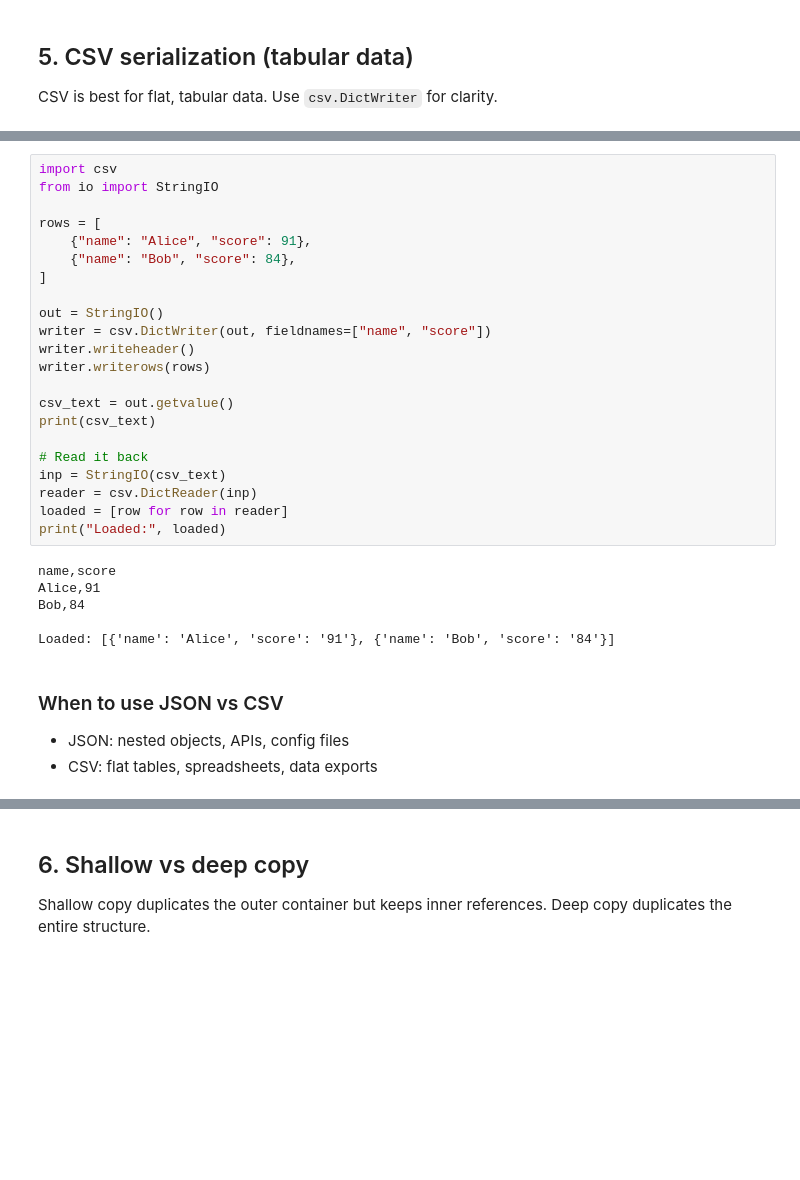
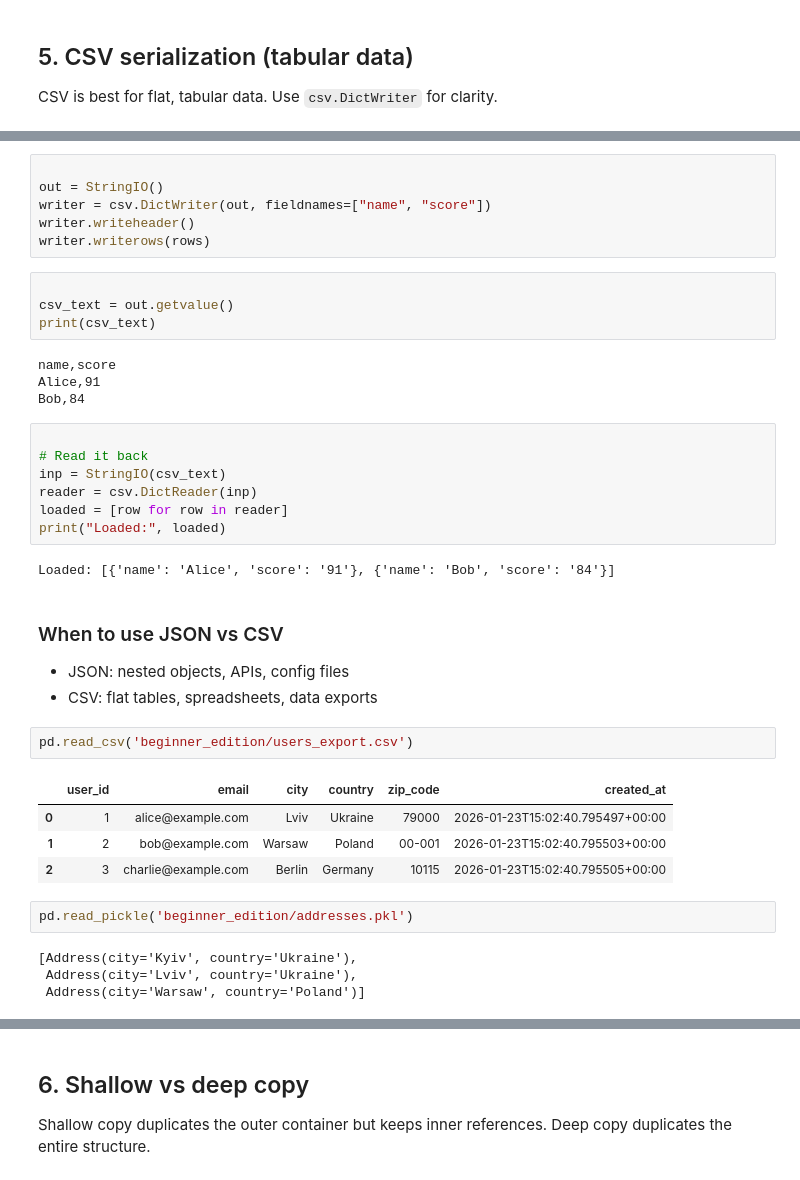
Before and after one commit to yevheniihorbatyuk/python_core_tutorial, a Jupyter notebook: _08/Module_8_Complete_Guide.ipynb, the cells around one changed output, grey strips where cells are left out. Drawn from its saved outputs; the diff is of its cells as text; blank space fills up the shorter version.

```diff
--- a/_08/Module_8_Complete_Guide.ipynb
+++ b/_08/Module_8_Complete_Guide.ipynb
@@ -188,19 +296,18 @@ CSV is best for flat, tabular data. Use `csv.DictWriter` for clarity.
+# %%
+
+out = StringIO()
+writer = csv.DictWriter(out, fieldnames=["name", "score"])
+writer.writeheader()
+writer.writerows(rows)
+# %%
+
+csv_text = out.getvalue()
+print(csv_text)
+# %% [output]
+name,score
+Alice,91
+Bob,84
 # %%
-import csv
-from io import StringIO
-
-rows = [
-    {"name": "Alice", "score": 91},
-    {"name": "Bob", "score": 84},
-]
-
-out = StringIO()
-writer = csv.DictWriter(out, fieldnames=["name", "score"])
-writer.writeheader()
-writer.writerows(rows)
-
-csv_text = out.getvalue()
-print(csv_text)
 
 # Read it back
 inp = StringIO(csv_text)
@@ -208,13 +315,22 @@ reader = csv.DictReader(inp)
 loaded = [row for row in reader]
 print("Loaded:", loaded)
 # %% [output]
-name,score
-Alice,91
-Bob,84
-
 Loaded: [{'name': 'Alice', 'score': '91'}, {'name': 'Bob', 'score': '84'}]
 # %% [markdown]
 ### When to use JSON vs CSV
 
 - JSON: nested objects, APIs, config files
 - CSV: flat tables, spreadsheets, data exports
+# %%
+pd.read_csv('beginner_edition/users_export.csv')
+# %% [output]
+|  | user_id | email | city | country | zip_code | created_at |
+| 0 | 1 | alice@example.com | Lviv | Ukraine | 79000 | 2026-01-23T15:02:40.795497+00:00 |
+| 1 | 2 | bob@example.com | Warsaw | Poland | 00-001 | 2026-01-23T15:02:40.795503+00:00 |
+| 2 | 3 | charlie@example.com | Berlin | Germany | 10115 | 2026-01-23T15:02:40.795505+00:00 |
+# %%
+pd.read_pickle('beginner_edition/addresses.pkl')
+# %% [output]
+[Address(city='Kyiv', country='Ukraine'),
+ Address(city='Lviv', country='Ukraine'),
+ Address(city='Warsaw', country='Poland')]
```
Also changed, not shown: parts of 24 cells of this notebook, 1 other file.
